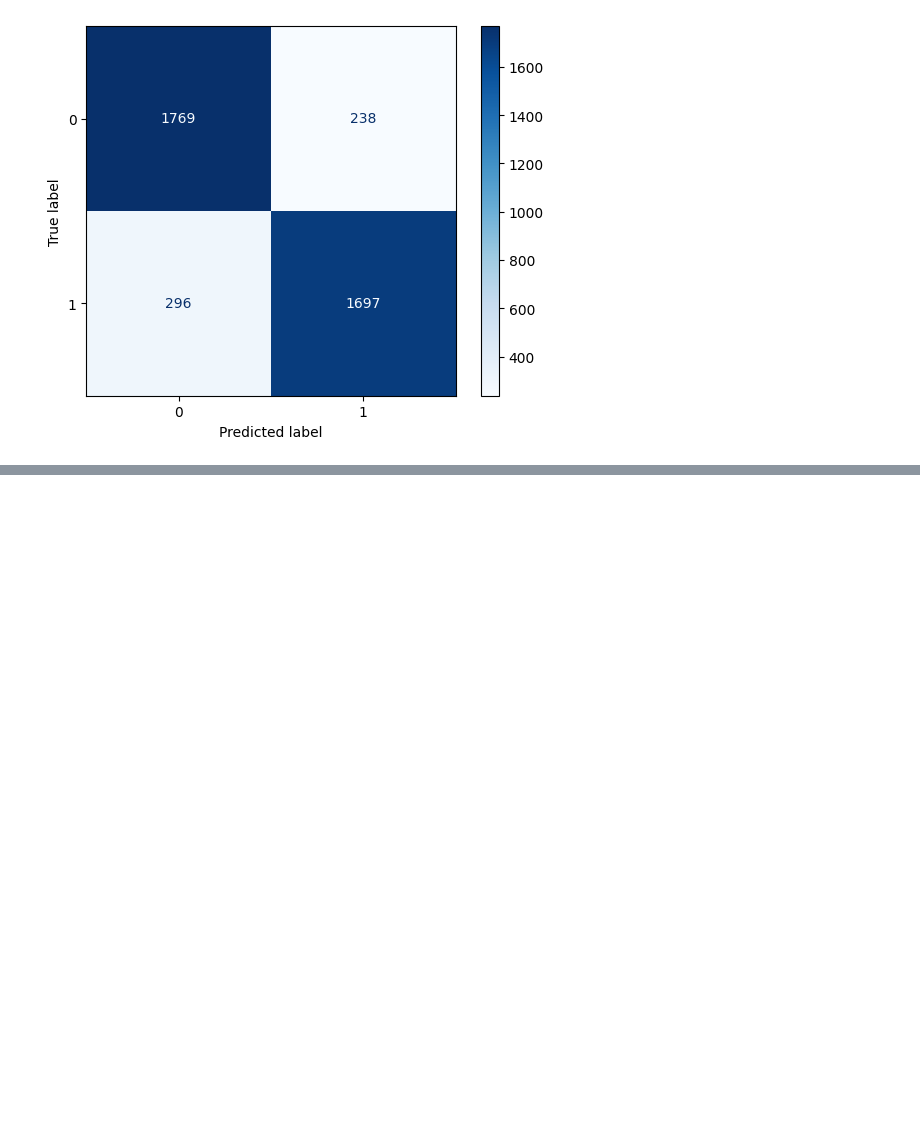
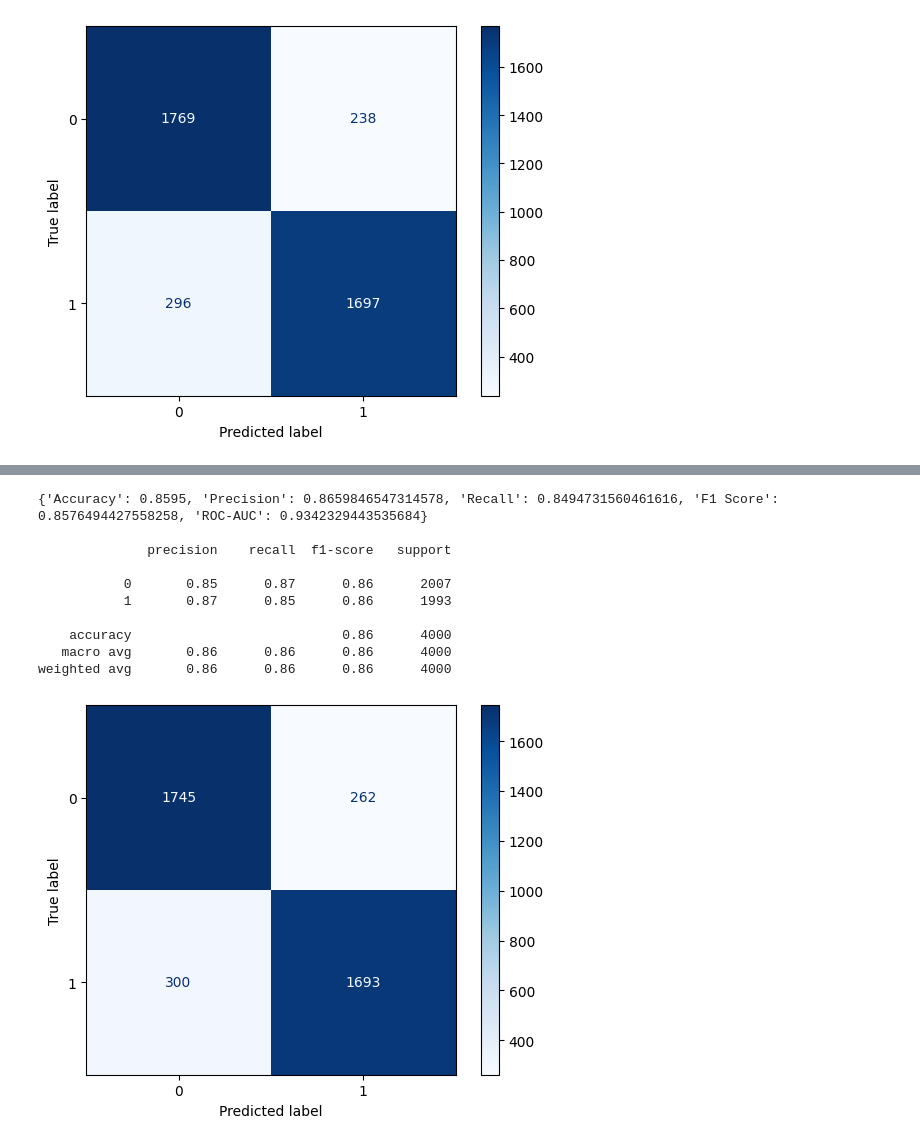
Before and after one commit to matkubita/ClickbaitDetectionThesis, a Jupyter notebook: notebooks/7-LLM-models-ChatGPT.ipynb, the cells around one changed output, grey strips where cells are left out. Cells and saved outputs as stored; diff of their text form; code cells hidden in the pictures; blank space fills up the shorter version.

```diff
--- a/notebooks/7-LLM-models-ChatGPT.ipynb
+++ b/notebooks/7-LLM-models-ChatGPT.ipynb
@@ -386,0 +591,18 @@ weighted avg       0.87      0.87      0.87      4000
+# %%
+xgb_model = xgb.XGBClassifier(random_state = 0)
+xgb_model.fit(embeddings_x_train_df, y_train)
+pred_xgb = xgb_model.predict(embeddings_x_val_df)
+pred_xgb_prob = xgb_model.predict_proba(embeddings_x_val_df)
+create_summary_for_model_metrics(y_val, pred_xgb, pred_xgb_prob[:,1])
+# %% [output]
+{'Accuracy': 0.8595, 'Precision': 0.8659846547314578, 'Recall': 0.8494731560461616, 'F1 Score': 0.8576494427558258, 'ROC-AUC': 0.9342329443535684}
+
+              precision    recall  f1-score   support
+
+           0       0.85      0.87      0.86      2007
+           1       0.87      0.85      0.86      1993
+
+    accuracy                           0.86      4000
+   macro avg       0.86      0.86      0.86      4000
+weighted avg       0.86      0.86      0.86      4000
+[figure, added]
```
Also changed, not shown: parts of 39 cells of this notebook.
